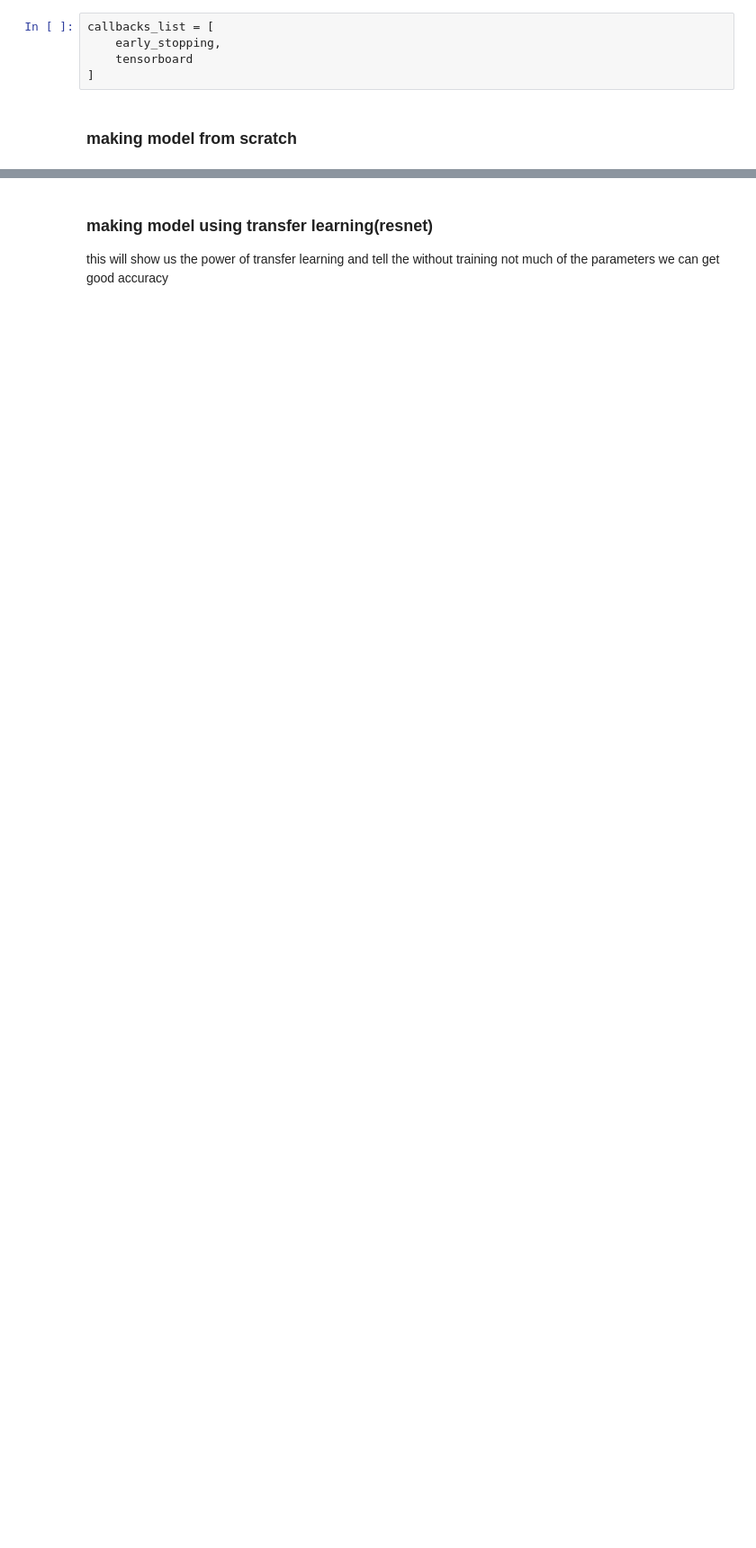
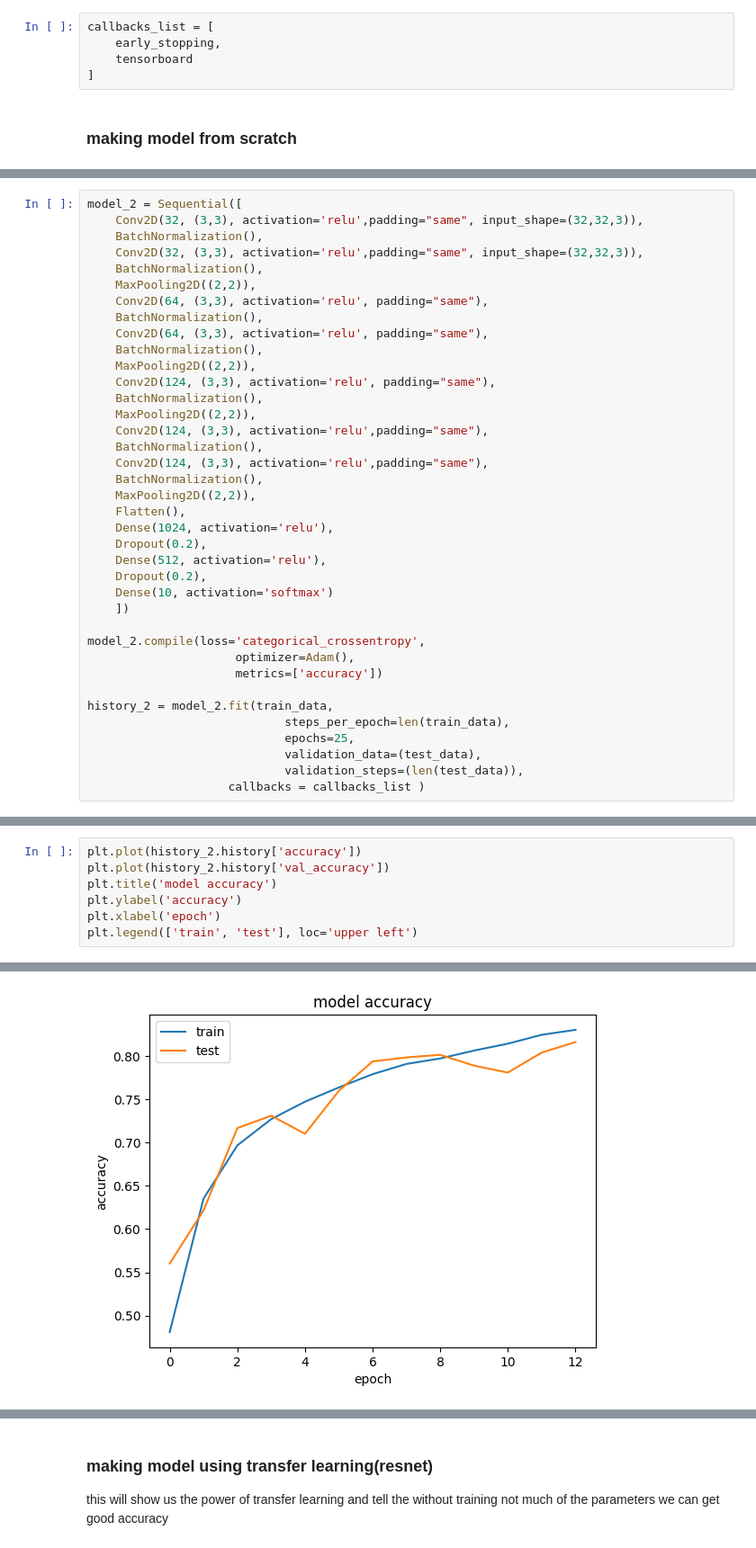
Before and after one commit to vnsh69/projects-ML-DL, a Jupyter notebook: cifar10_from_scratch.ipynb, the cells around one changed output, grey strips where cells are left out. Shown at 90% size. Drawn from its saved outputs; the diff is of its cells as text; blank space fills up the shorter version.

```diff
--- a/cifar10_from_scratch.ipynb
+++ b/cifar10_from_scratch.ipynb
@@ -150,0 +223,38 @@ model.evaluate(test_data)
+# %%
+model_2 = Sequential([
+    Conv2D(32, (3,3), activation='relu',padding="same", input_shape=(32,32,3)),
+    BatchNormalization(),
+    Conv2D(32, (3,3), activation='relu',padding="same", input_shape=(32,32,3)),
+    BatchNormalization(),
+    MaxPooling2D((2,2)),
+    Conv2D(64, (3,3), activation='relu', padding="same"),
+    BatchNormalization(),
+    Conv2D(64, (3,3), activation='relu', padding="same"),
+    BatchNormalization(),
+    MaxPooling2D((2,2)),
+    Conv2D(124, (3,3), activation='relu', padding="same"),
+    BatchNormalization(),
+    MaxPooling2D((2,2)),
+    Conv2D(124, (3,3), activation='relu',padding="same"),
+    BatchNormalization(),
+    Conv2D(124, (3,3), activation='relu',padding="same"),
+    BatchNormalization(),
+    MaxPooling2D((2,2)),
+    Flatten(),
+    Dense(1024, activation='relu'),
+    Dropout(0.2),
+    Dense(512, activation='relu'),
+    Dropout(0.2),
+    Dense(10, activation='softmax')
+    ])
+
+model_2.compile(loss='categorical_crossentropy',
+                     optimizer=Adam(),
+                     metrics=['accuracy'])
+
+history_2 = model_2.fit(train_data,
+                            steps_per_epoch=len(train_data),
+                            epochs=25,
+                            validation_data=(test_data),
+                            validation_steps=(len(test_data)),
+                    callbacks = callbacks_list )
@@ -150,0 +284,8 @@ model.evaluate(test_data)
+# %%
+plt.plot(history_2.history['accuracy'])
+plt.plot(history_2.history['val_accuracy'])
+plt.title('model accuracy')
+plt.ylabel('accuracy')
+plt.xlabel('epoch')
+plt.legend(['train', 'test'], loc='upper left')
+# %% [output]
@@ -150,0 +293 @@ model.evaluate(test_data)
+[figure, added]
```
Also changed, not shown: parts of 35 cells of this notebook.
